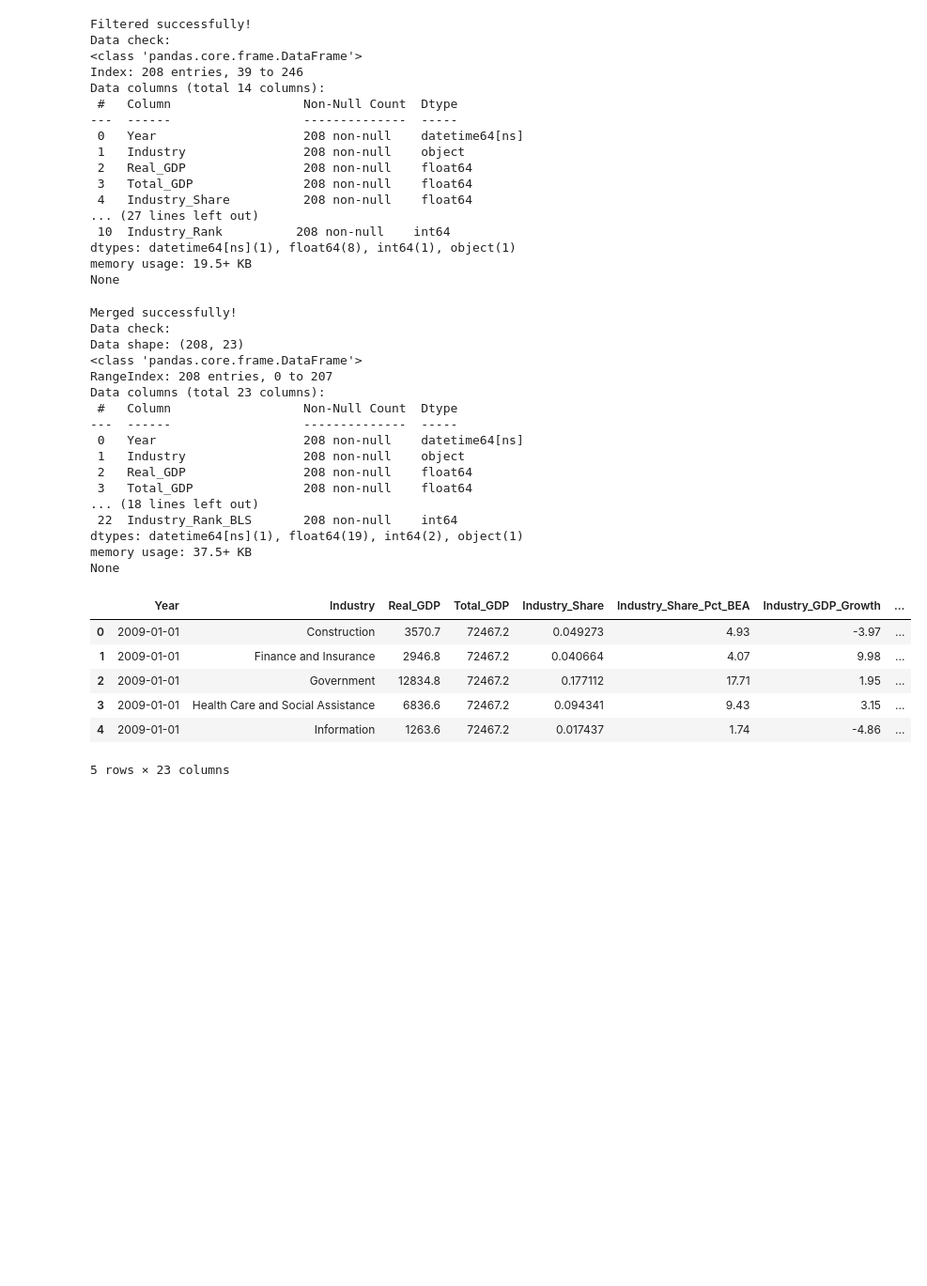
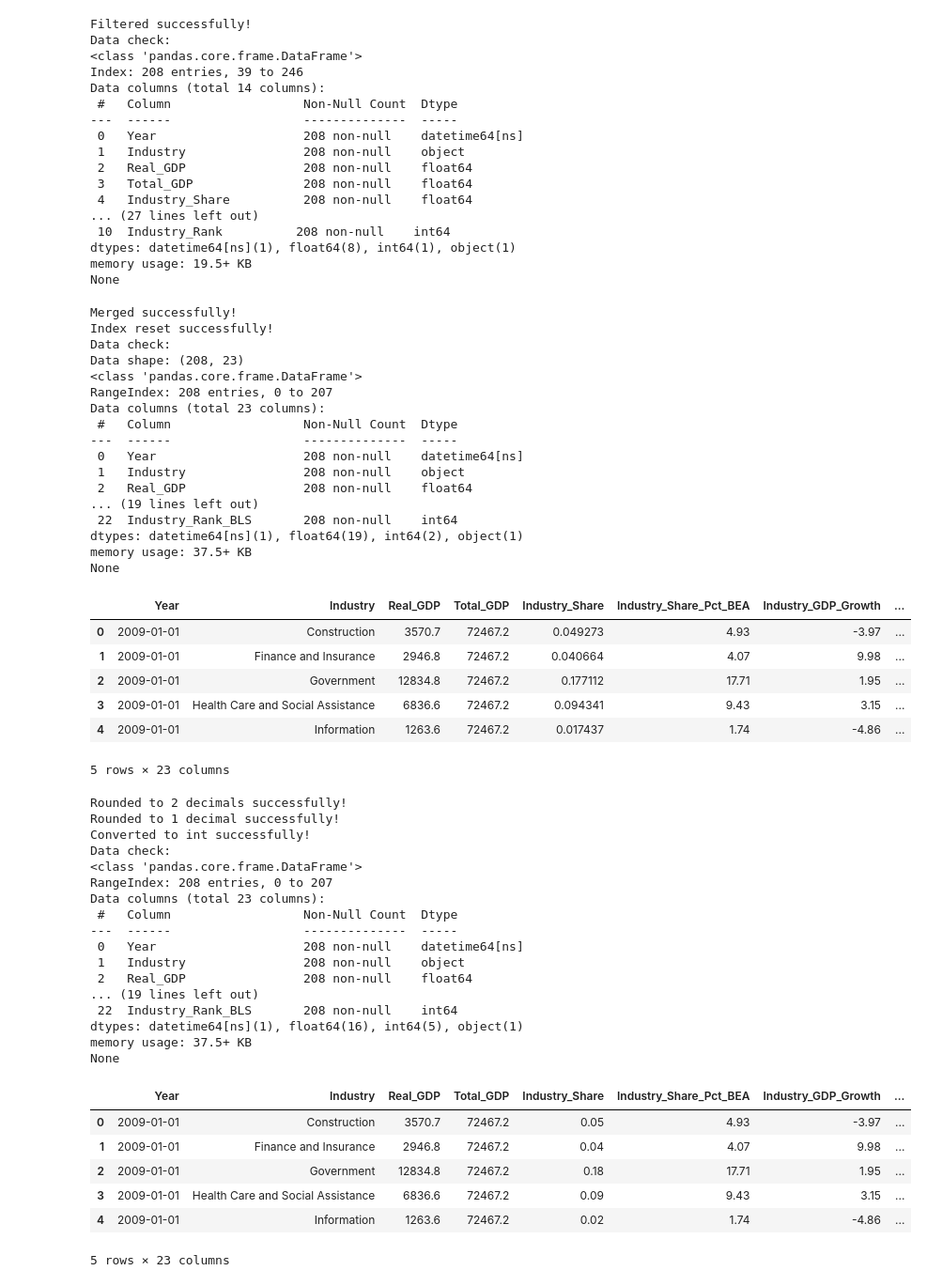
Before and after one commit to bgizzle78/nf-insights-project, a Jupyter notebook: notebooks/bea_gdp_bls_employ_merge.ipynb, the cells around one changed output. Shown at 94% size. Saved outputs shown, nothing was run; the diff lists cells and outputs as text; code cells hidden in the pictures; blank space fills up the shorter version.

```diff
--- a/notebooks/bea_gdp_bls_employ_merge.ipynb
+++ b/notebooks/bea_gdp_bls_employ_merge.ipynb
@@ -106,6 +103,11 @@ beagdp_blsemp = pd.merge(sagdp9wv_df, blsemp_df, how='inner', on=['Year', 'Indus
 
 print('Merged successfully!')
 
+# Reset index
+beagdp_blsemp = beagdp_blsemp.reset_index(drop=True)
+
+print('Index reset successfully!')
+
 # Data check
 print('Data check:')
 print('Data shape:', beagdp_blsemp.shape)
@@ -113,6 +115,7 @@ print(beagdp_blsemp.info())
 beagdp_blsemp.head()
 # %% [output]
 Merged successfully!
+Index reset successfully!
 Data check:
 Data shape: (208, 23)
 <class 'pandas.core.frame.DataFrame'>
@@ -123,8 +126,7 @@ Data columns (total 23 columns):
  0   Year                    208 non-null    datetime64[ns]
  1   Industry                208 non-null    object
  2   Real_GDP                208 non-null    float64
- 3   Total_GDP               208 non-null    float64
-... (18 lines left out)
+... (19 lines left out)
  22  Industry_Rank_BLS       208 non-null    int64
 dtypes: datetime64[ns](1), float64(19), int64(2), object(1)
 memory usage: 37.5+ KB
@@ -136,3 +138,66 @@ None
 | 3 | 2009-01-01 | Health Care and Social Assistance | 6836.6 | 72467.2 | 0.094341 | 9.43 | 3.15 | ... |
 | 4 | 2009-01-01 | Information | 1263.6 | 72467.2 | 0.017437 | 1.74 | -4.86 | ... |
 5 rows × 23 columns
+# %%
+# Round for readability (2 decimals)
+pct_cols = [
+    'Industry_Share',
+    'Industry_Share_Pct_BEA',
+    'Industry_Share_Pct_BLS',
+    'Industry_GDP_Growth',
+    'State_GDP_Growth',
+    'Prior_Share',
+    'Growth_Contribution',
+    'Growth_3yr_Avg',
+    'YoY_Growth',
+    'YoY_Growth_3yr_Avg',
+    'Top3_Share_Pct'
+]
+
+beagdp_blsemp[pct_cols] = beagdp_blsemp[pct_cols].round(2)
+
+print('Rounded to 2 decimals successfully!')
+
+# Round for readability (1 decimal)
+conc_cols = ['HHI','Industry_Concentration','Growth_Volatility']
+
+beagdp_blsemp[conc_cols] = beagdp_blsemp[conc_cols].round(1)
+
+print('Rounded to 1 decimal successfully!')
+
+# Convert to int
+beagdp_blsemp['Employment'] = beagdp_blsemp['Employment'].astype(int)
+beagdp_blsemp['Total_Employment_Year'] = beagdp_blsemp['Total_Employment_Year'].astype(int)
+beagdp_blsemp['Yearly_Change'] = beagdp_blsemp['Yearly_Change'].astype(int)
+
+print('Converted to int successfully!')
+
+# Data check
+print('Data check:')
+print(beagdp_blsemp.info())
+beagdp_blsemp.head()
+# %% [output]
+Rounded to 2 decimals successfully!
+Rounded to 1 decimal successfully!
+Converted to int successfully!
+Data check:
+<class 'pandas.core.frame.DataFrame'>
+RangeIndex: 208 entries, 0 to 207
+Data columns (total 23 columns):
+ #   Column                  Non-Null Count  Dtype
+---  ------                  --------------  -----
+ 0   Year                    208 non-null    datetime64[ns]
+ 1   Industry                208 non-null    object
+ 2   Real_GDP                208 non-null    float64
+... (19 lines left out)
+ 22  Industry_Rank_BLS       208 non-null    int64
+dtypes: datetime64[ns](1), float64(16), int64(5), object(1)
+memory usage: 37.5+ KB
+None
+|  | Year | Industry | Real_GDP | Total_GDP | Industry_Share | Industry_Share_Pct_BEA | Industry_GDP_Growth | ... |
+| 0 | 2009-01-01 | Construction | 3570.7 | 72467.2 | 0.05 | 4.93 | -3.97 | ... |
+| 1 | 2009-01-01 | Finance and Insurance | 2946.8 | 72467.2 | 0.04 | 4.07 | 9.98 | ... |
+| 2 | 2009-01-01 | Government | 12834.8 | 72467.2 | 0.18 | 17.71 | 1.95 | ... |
+| 3 | 2009-01-01 | Health Care and Social Assistance | 6836.6 | 72467.2 | 0.09 | 9.43 | 3.15 | ... |
+| 4 | 2009-01-01 | Information | 1263.6 | 72467.2 | 0.02 | 1.74 | -4.86 | ... |
+5 rows × 23 columns
```
Also changed, not shown: parts of 6 cells of this notebook, 1 other file.
